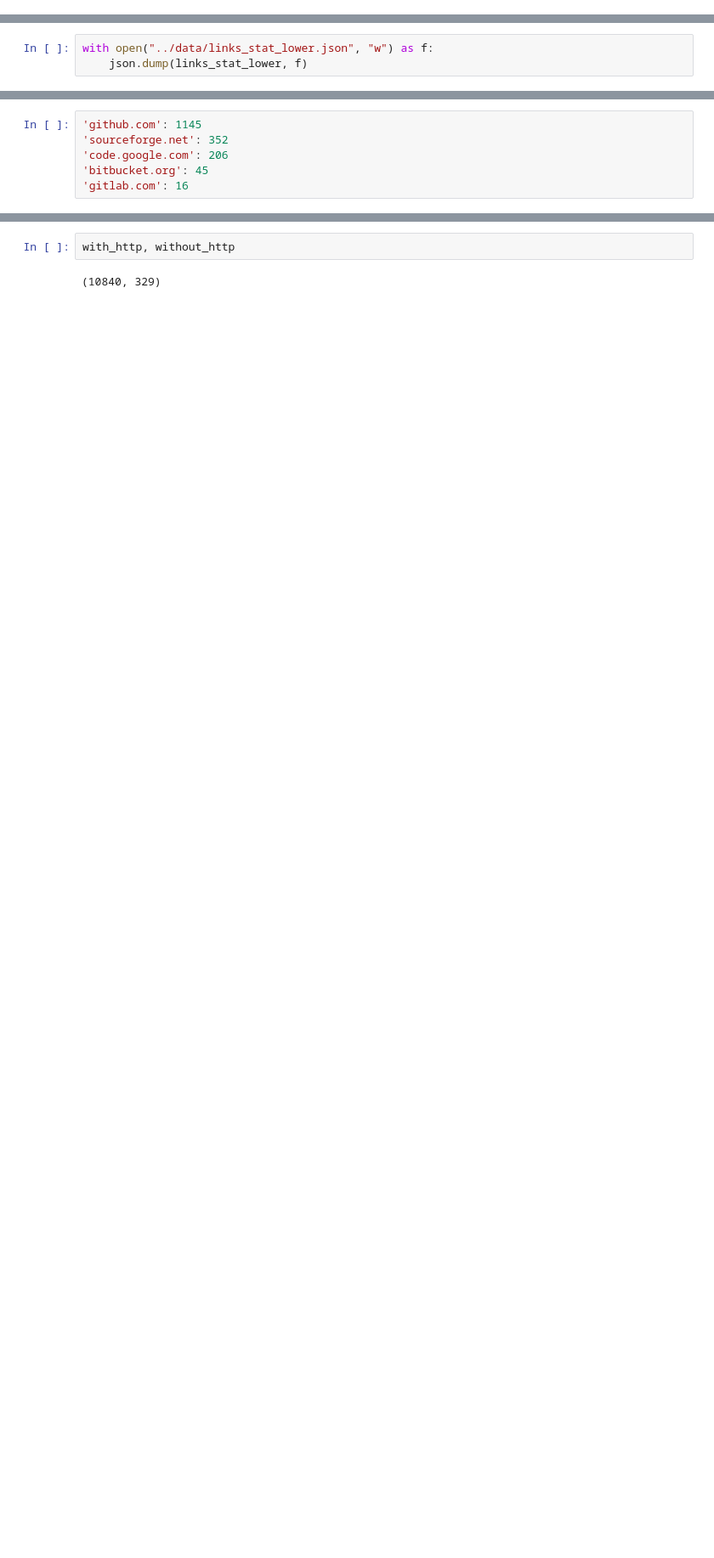
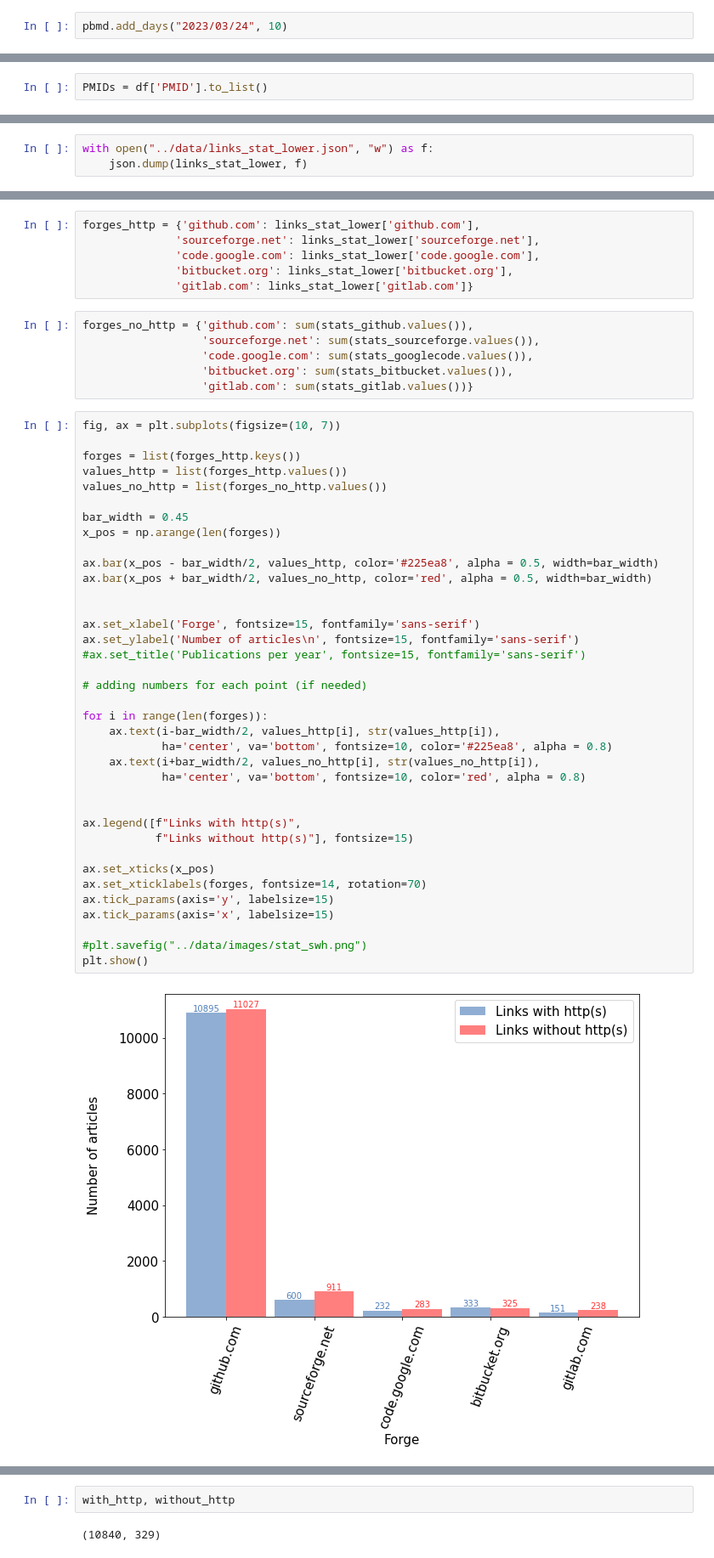
Before and after one commit to zhukovanadezhda/bioinformatics-software, a Jupyter notebook: notebooks/all_links.ipynb, the cells around one changed output, grey strips where cells are left out. Shown at 85% size. Cells and saved outputs as stored; diff of their text form; blank space fills up the shorter version.

```diff
--- a/notebooks/all_links.ipynb
+++ b/notebooks/all_links.ipynb
@@ -30,3 +26,5 @@ linkify = (
     LinkifyIt()
     .set({"fuzzy_email": False})
 )
+# %%
+pbmd.add_days("2023/03/24", 10)
@@ -45,0 +62,2 @@ retmode = 'xml'
+# %%
+PMIDs = df['PMID'].to_list()
@@ -149,9 +215,54 @@ with open("../data/links_stat_lower.json", "w") as f:
 # %%
-'github.com': 1145
-'sourceforge.net': 352
-'code.google.com': 206
-'bitbucket.org': 45
-'gitlab.com': 16
+forges_http = {'github.com': links_stat_lower['github.com'],
+              'sourceforge.net': links_stat_lower['sourceforge.net'],
+              'code.google.com': links_stat_lower['code.google.com'],
+              'bitbucket.org': links_stat_lower['bitbucket.org'],
+              'gitlab.com': links_stat_lower['gitlab.com']}
+# %%
+forges_no_http = {'github.com': sum(stats_github.values()),
+                  'sourceforge.net': sum(stats_sourceforge.values()),
+                  'code.google.com': sum(stats_googlecode.values()),
+                  'bitbucket.org': sum(stats_bitbucket.values()),
+                  'gitlab.com': sum(stats_gitlab.values())}
+# %%
+fig, ax = plt.subplots(figsize=(10, 7))
+
+forges = list(forges_http.keys())
+values_http = list(forges_http.values())
+values_no_http = list(forges_no_http.values())
+
+bar_width = 0.45
+x_pos = np.arange(len(forges))
+
+ax.bar(x_pos - bar_width/2, values_http, color='#225ea8', alpha = 0.5, width=bar_width)
+ax.bar(x_pos + bar_width/2, values_no_http, color='red', alpha = 0.5, width=bar_width)
+
+
+ax.set_xlabel('Forge', fontsize=15, fontfamily='sans-serif')
+ax.set_ylabel('Number of articles\n', fontsize=15, fontfamily='sans-serif')
+#ax.set_title('Publications per year', fontsize=15, fontfamily='sans-serif')
+
+# adding numbers for each point (if needed)
+
+for i in range(len(forges)):
+    ax.text(i-bar_width/2, values_http[i], str(values_http[i]),
+            ha='center', va='bottom', fontsize=10, color='#225ea8', alpha = 0.8)
+    ax.text(i+bar_width/2, values_no_http[i], str(values_no_http[i]),
+            ha='center', va='bottom', fontsize=10, color='red', alpha = 0.8)
+
+
+ax.legend([f"Links with http(s)",
+           f"Links without http(s)"], fontsize=15)
+
+ax.set_xticks(x_pos)
+ax.set_xticklabels(forges, fontsize=14, rotation=70)
+ax.tick_params(axis='y', labelsize=15)
+ax.tick_params(axis='x', labelsize=15)
+
+#plt.savefig("../data/images/stat_swh.png")
+plt.show()
+# %% [output]
+[figure, added]
 # %%
 dict(sorted(links_stat_lower.items(), key=lambda x: x[1], reverse=True))
 # %% [output]
```
Also changed, not shown: parts of 17 cells of this notebook, 4 other files.
